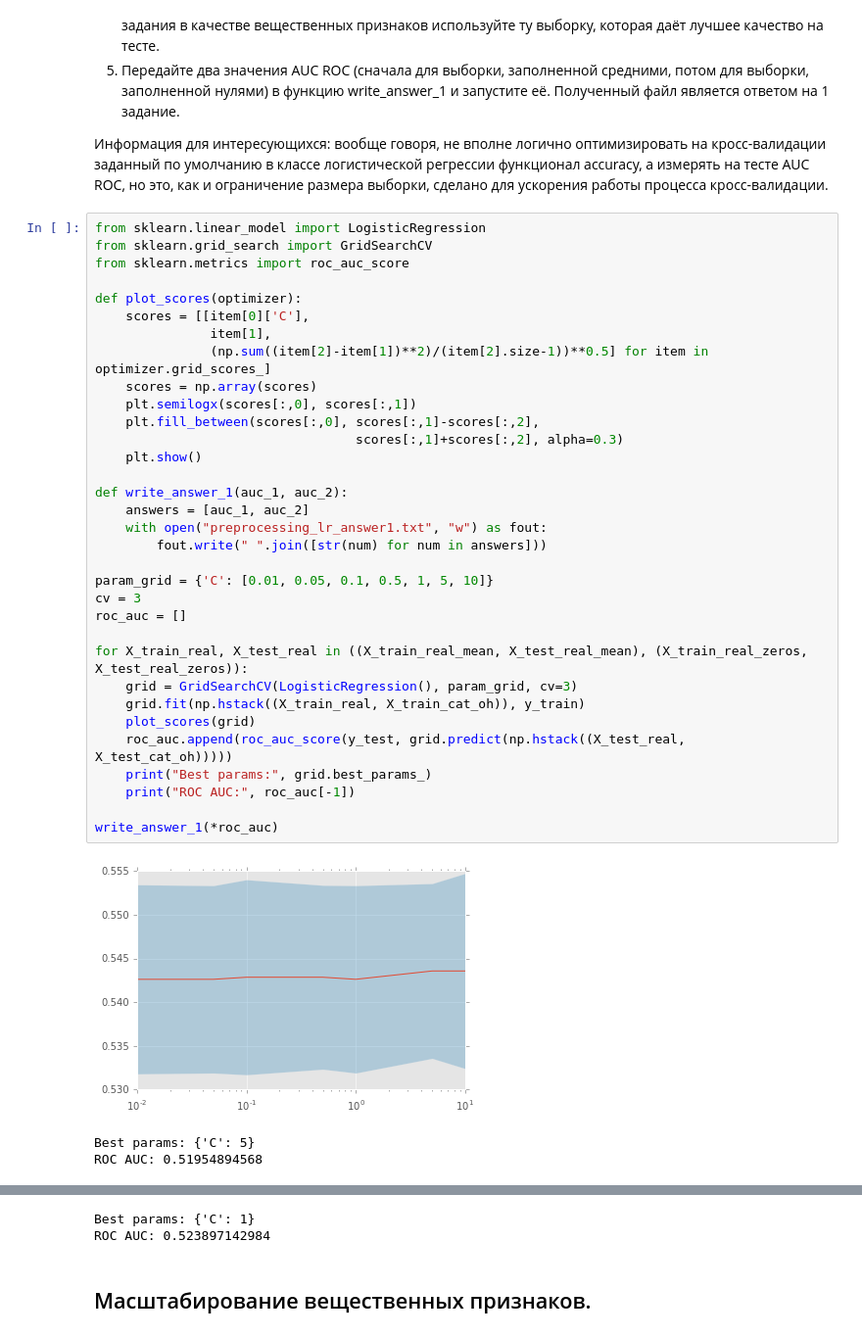
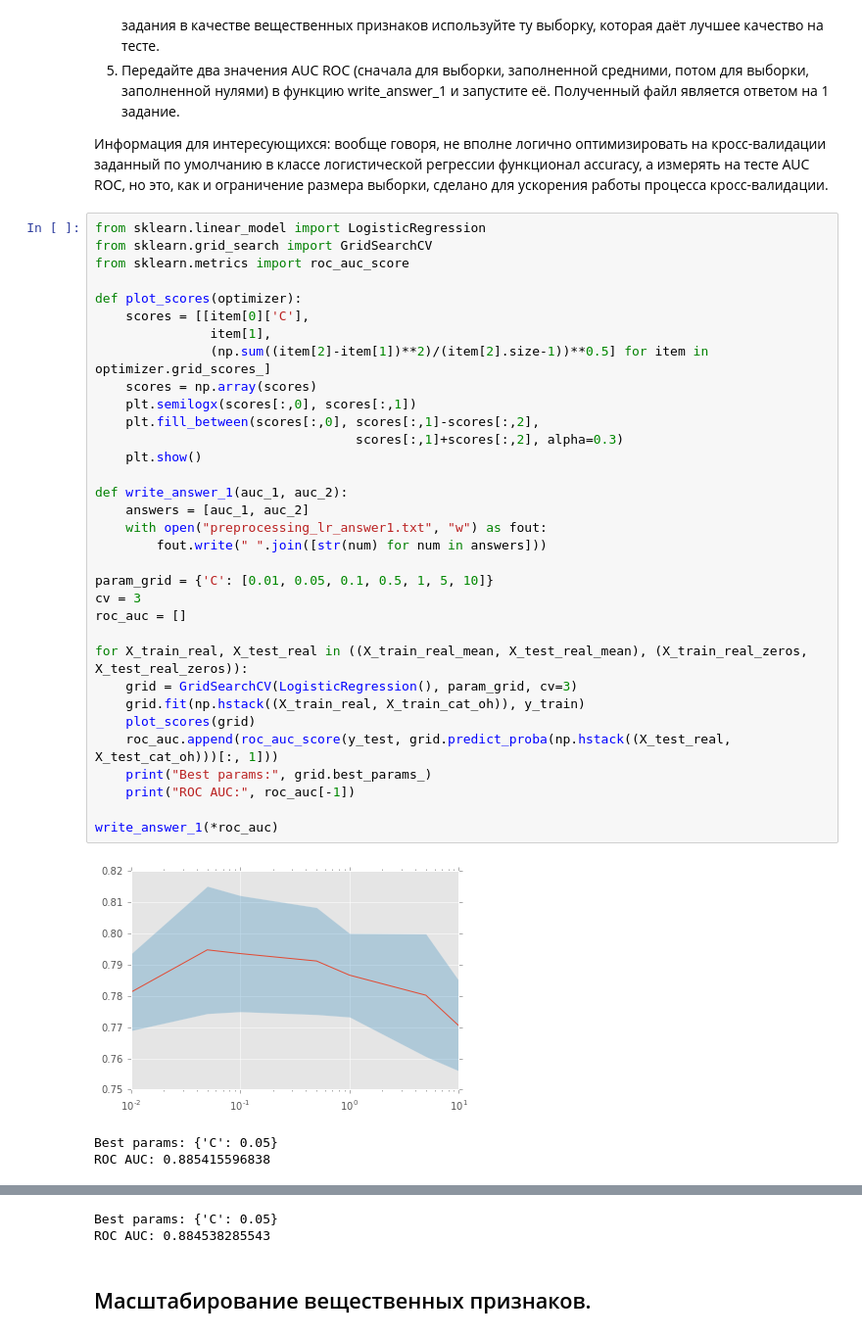
Before and after one commit to politov01/mipt-ya-ml-spec, a Jupyter notebook: Course 2/Week 3/Preprocessing_LR.ipynb, the cells around one changed output, grey strips where cells are left out. Shown at 98% size. Cells and saved outputs as stored; diff of their text form.

```diff
--- a/Course 2/Week 3/Preprocessing_LR.ipynb
+++ b/Course 2/Week 3/Preprocessing_LR.ipynb
@@ -239,34 +239,34 @@ from sklearn.grid_search import GridSearchCV
 from sklearn.metrics import roc_auc_score
 
 def plot_scores(optimizer):
     scores = [[item[0]['C'],
                item[1],
                (np.sum((item[2]-item[1])**2)/(item[2].size-1))**0.5] for item in optimizer.grid_scores_]
     scores = np.array(scores)
     plt.semilogx(scores[:,0], scores[:,1])
     plt.fill_between(scores[:,0], scores[:,1]-scores[:,2],
                                   scores[:,1]+scores[:,2], alpha=0.3)
     plt.show()
 
 def write_answer_1(auc_1, auc_2):
     answers = [auc_1, auc_2]
     with open("preprocessing_lr_answer1.txt", "w") as fout:
         fout.write(" ".join([str(num) for num in answers]))
 
 param_grid = {'C': [0.01, 0.05, 0.1, 0.5, 1, 5, 10]}
 cv = 3
 roc_auc = []
 
 for X_train_real, X_test_real in ((X_train_real_mean, X_test_real_mean), (X_train_real_zeros, X_test_real_zeros)):
     grid = GridSearchCV(LogisticRegression(), param_grid, cv=3)
     grid.fit(np.hstack((X_train_real, X_train_cat_oh)), y_train)
     plot_scores(grid)
-    roc_auc.append(roc_auc_score(y_test, grid.predict(np.hstack((X_test_real, X_test_cat_oh)))))
+    roc_auc.append(roc_auc_score(y_test, grid.predict_proba(np.hstack((X_test_real, X_test_cat_oh)))[:, 1]))
     print("Best params:", grid.best_params_)
     print("ROC AUC:", roc_auc[-1])
 
 write_answer_1(*roc_auc)
 # %% [output]
-[figure, old version]
+[figure, new version]
-Best params: {'C': 5}
-ROC AUC: 0.51954894568
+Best params: {'C': 0.05}
+ROC AUC: 0.885415596838
@@ -274,5 +274,5 @@ ROC AUC: 0.51954894568
-Best params: {'C': 1}
-ROC AUC: 0.523897142984
+Best params: {'C': 0.05}
+ROC AUC: 0.884538285543
 # %% [markdown]
 ## Масштабирование вещественных признаков.
 # %% [markdown]
```
Also changed, not shown: parts of 2 cells of this notebook, 2 other files.
